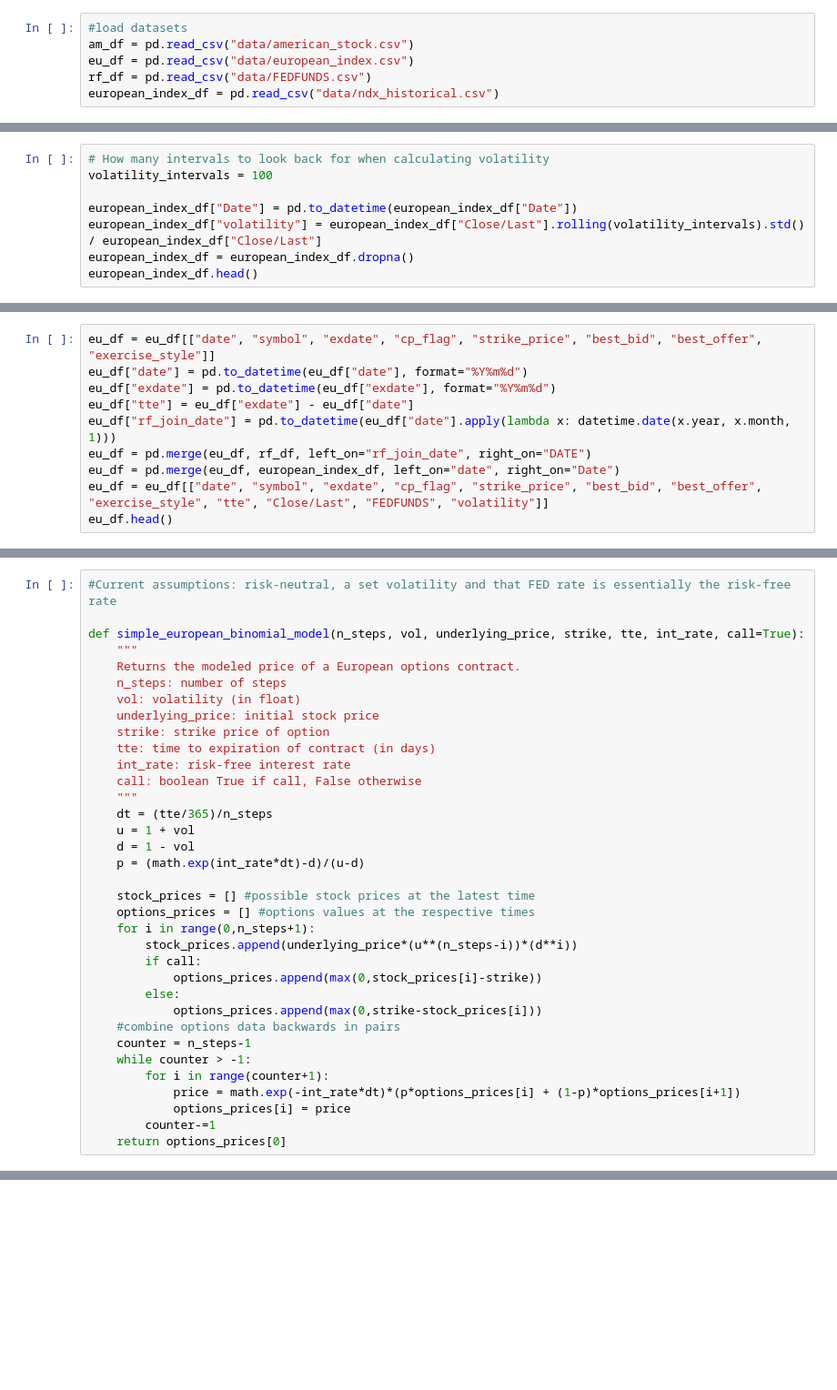
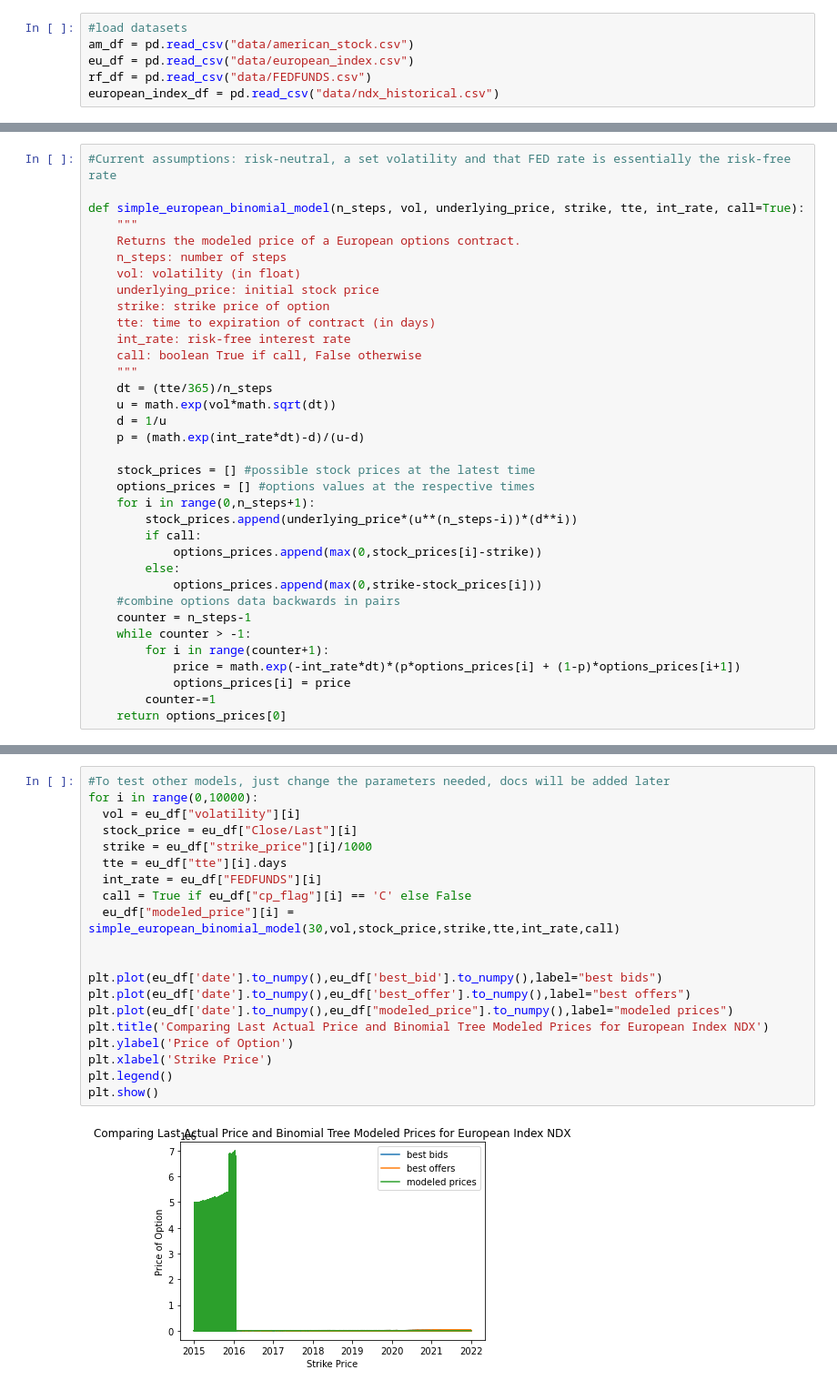
Before and after one commit to ili23/CDS-QF-Options-Pricing-Model, a Jupyter notebook: binomial_model.ipynb, the cells around one changed output, grey strips where cells are left out. Shown at 91% size. Drawn from its saved outputs; the diff is of its cells as text; blank space fills up the shorter version.

Commit message:
Built test suite for testing eu/am binomial model

```diff
--- a/binomial_model.ipynb
+++ b/binomial_model.ipynb
@@ -23,8 +18,0 @@ rf_df.head()
-# %%
-# How many intervals to look back for when calculating volatility
-volatility_intervals = 100
-
-european_index_df["Date"] = pd.to_datetime(european_index_df["Date"])
-european_index_df["volatility"] = european_index_df["Close/Last"].rolling(volatility_intervals).std() / european_index_df["Close/Last"]
-european_index_df = european_index_df.dropna()
-european_index_df.head()
@@ -75,10 +68,0 @@ See the caveats in the documentation: https://pandas.pydata.org/pandas-docs/stab
-# %%
-eu_df = eu_df[["date", "symbol", "exdate", "cp_flag", "strike_price", "best_bid", "best_offer", "exercise_style"]]
-eu_df["date"] = pd.to_datetime(eu_df["date"], format="%Y%m%d")
-eu_df["exdate"] = pd.to_datetime(eu_df["exdate"], format="%Y%m%d")
-eu_df["tte"] = eu_df["exdate"] - eu_df["date"]
-eu_df["rf_join_date"] = pd.to_datetime(eu_df["date"].apply(lambda x: datetime.date(x.year, x.month, 1)))
-eu_df = pd.merge(eu_df, rf_df, left_on="rf_join_date", right_on="DATE")
-eu_df = pd.merge(eu_df, european_index_df, left_on="date", right_on="Date")
-eu_df = eu_df[["date", "symbol", "exdate", "cp_flag", "strike_price", "best_bid", "best_offer", "exercise_style", "tte", "Close/Last", "FEDFUNDS", "volatility"]]
-eu_df.head()
@@ -124,8 +81,8 @@ def simple_european_binomial_model(n_steps, vol, underlying_price, strike, tte,
     call: boolean True if call, False otherwise
     """
     dt = (tte/365)/n_steps
-    u = 1 + vol
-    d = 1 - vol
+    u = math.exp(vol*math.sqrt(dt))
+    d = 1/u
     p = (math.exp(int_rate*dt)-d)/(u-d)
 
     stock_prices = [] #possible stock prices at the latest time
@@ -159,0 +104,22 @@ simple_european_binomial_model(2,0.2,50,52,730,0.05,False)
+# %%
+#To test other models, just change the parameters needed, docs will be added later
+for i in range(0,10000):
+  vol = eu_df["volatility"][i]
+  stock_price = eu_df["Close/Last"][i]
+  strike = eu_df["strike_price"][i]/1000
+  tte = eu_df["tte"][i].days
+  int_rate = eu_df["FEDFUNDS"][i]
+  call = True if eu_df["cp_flag"][i] == 'C' else False
+  eu_df["modeled_price"][i] = simple_european_binomial_model(30,vol,stock_price,strike,tte,int_rate,call)
+
+
+plt.plot(eu_df['date'].to_numpy(),eu_df['best_bid'].to_numpy(),label="best bids")
+plt.plot(eu_df['date'].to_numpy(),eu_df['best_offer'].to_numpy(),label="best offers")
+plt.plot(eu_df['date'].to_numpy(),eu_df["modeled_price"].to_numpy(),label="modeled prices")
+plt.title('Comparing Last Actual Price and Binomial Tree Modeled Prices for European Index NDX')
+plt.ylabel('Price of Option')
+plt.xlabel('Strike Price')
+plt.legend()
+plt.show()
+# %% [output]
+[figure, added]
```
Also changed, not shown: parts of 13 cells of this notebook.
